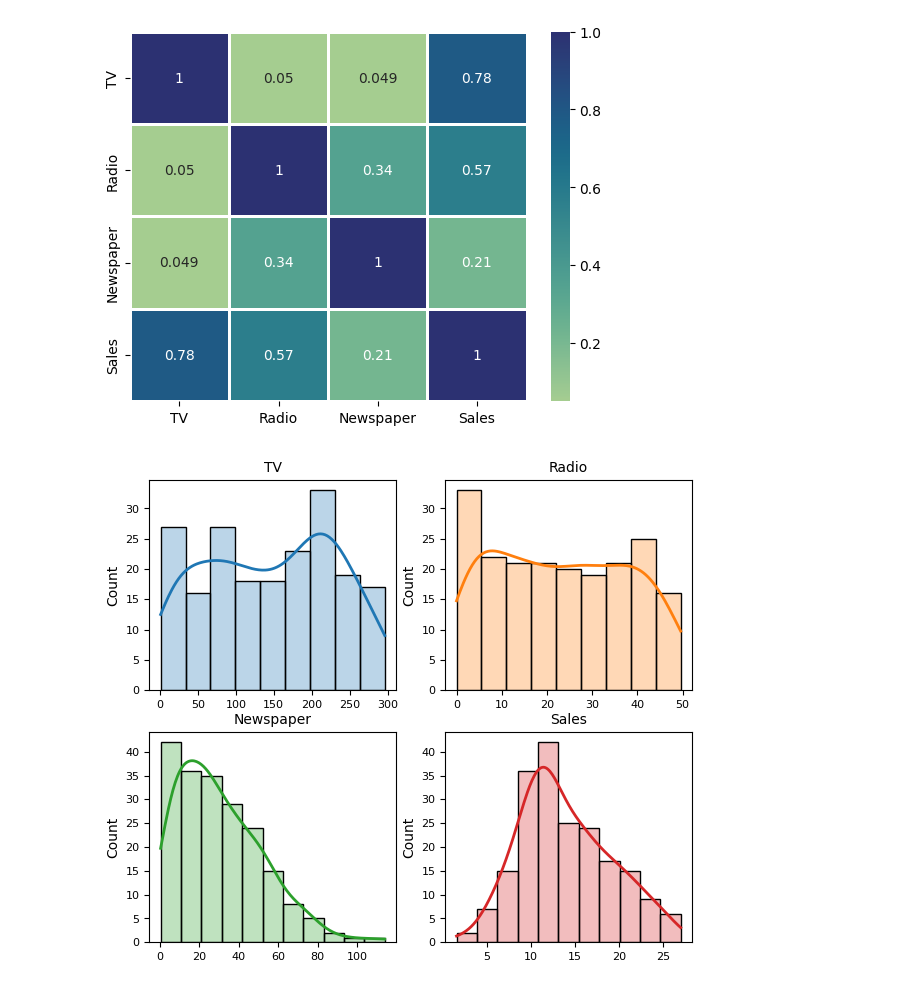
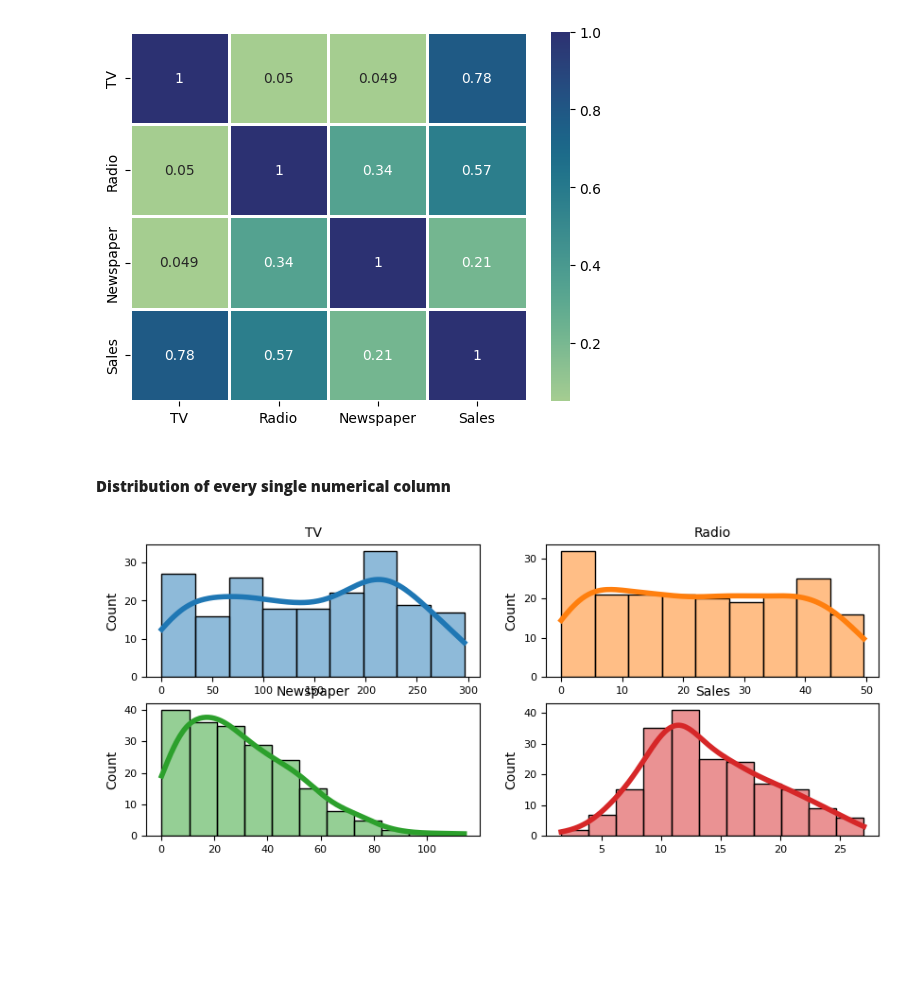
Before and after one commit to SwagAbyss/SwagML, a Jupyter notebook: Assignments/islr advertising/islr.ipynb, the cells around one changed output. Cells and saved outputs as stored; diff of their text form; code cells hidden in the pictures; blank space fills up the shorter version.

```diff
--- a/Assignments/islr advertising/islr.ipynb
+++ b/Assignments/islr advertising/islr.ipynb
@@ -58,0 +71,2 @@ raw_data.describe()
+# %%
+data = raw_data.copy(deep=True)
@@ -124,22 +163,24 @@ sns.heatmap(
 # %% [output]
 <AxesSubplot: >
 [figure]
+# %% [markdown]
+#### __Distribution of every single numerical column__
 # %%
-fig, axes = plt.subplots(nrows=2, ncols=2, figsize=(7,6))
+fig, axes = plt.subplots(nrows=2, ncols=2, figsize=(10,4))
 axes = axes.flat
 for index, column in enumerate(data):
     sns.histplot(
         data = data,
         x    = column,
         stat = 'count',
         kde  = True,
         color   = (list(plt.rcParams['axes.prop_cycle'])*2)[index]['color'],
-        line_kws= {'linewidth': 2},
-        alpha   = 0.3,
+        line_kws= {'linewidth': 4},
+        alpha   = 0.5,
         ax      = axes[index]
 )
     axes[index].set_title(column, fontsize = 10)
     axes[index].tick_params(labelsize = 8)
     axes[index].set_xlabel('')
 # %% [output]
-[figure, old version]
+[figure, new version]
```
Also changed, not shown: parts of 20 cells of this notebook, 1 other file.
